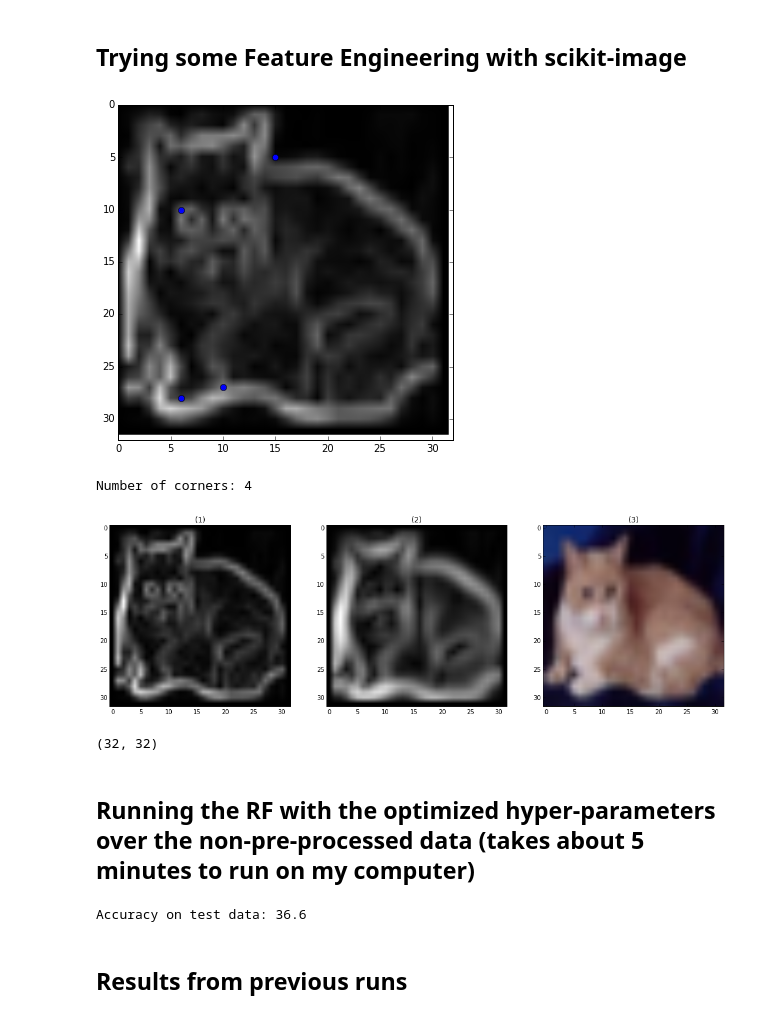
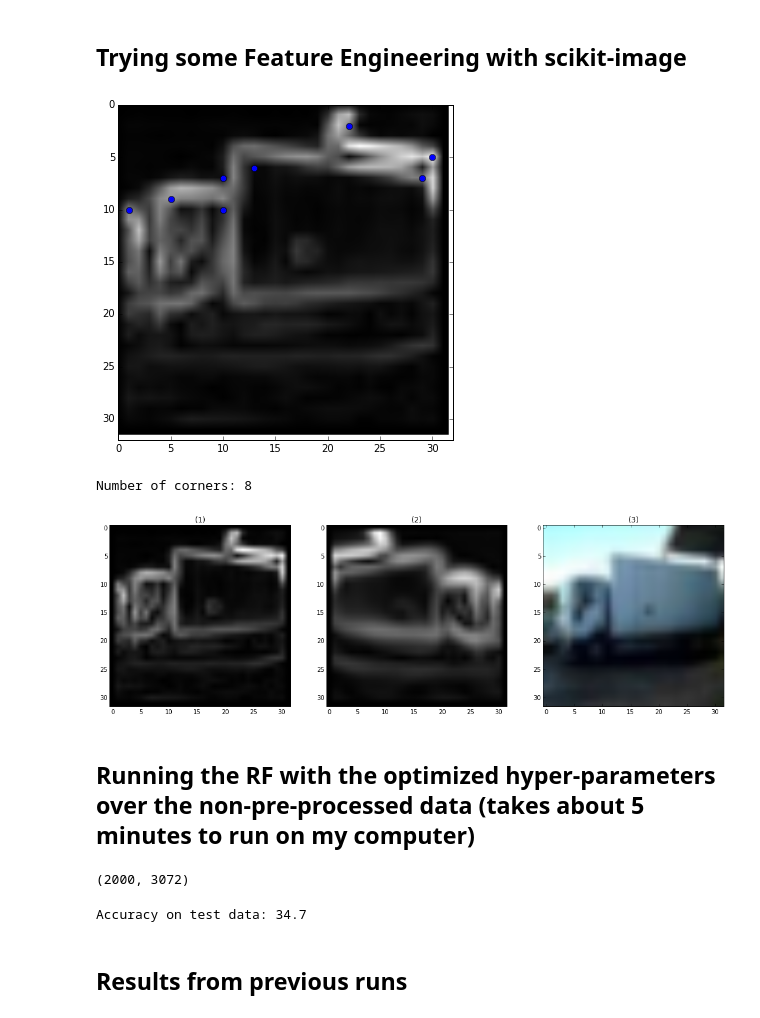
Before and after one commit to Erin-Boehmer/MIDS_tinytags, a Jupyter notebook: feature_engineering.ipynb, the cells around one changed output. Saved outputs shown, nothing was run; the diff lists cells and outputs as text; code cells hidden in the pictures.

Commit message:
Tried image rotation

```diff
--- a/feature_engineering.ipynb
+++ b/feature_engineering.ipynb
@@ -115,38 +115,37 @@ def show_images(images,titles=None):
 # %%
 from skimage.feature import corner_harris,corner_peaks
 from skimage.color import rgb2gray
 from skimage.filters import gaussian_filter
 from skimage.filters import roberts, sobel, scharr
 
 # More pyplot!
 def show_corners(corners,image,title=None):
     """Display a list of corners overlapping an image"""
     fig = plt.figure()
     plt.imshow(image)
     # Convert coordinates to x and y lists
     y_corner,x_corner = zip(*corners)
     plt.plot(x_corner,y_corner,'o') # Plot corners
     if title:
         plt.title(title)
     plt.xlim(0,image.shape[1])
     plt.ylim(image.shape[0],0) # Images use weird axes
     fig.set_size_inches(np.array(fig.get_size_inches()) * 1.5)
     plt.show()
     print "Number of corners:",len(corners)
 
-target = rgb_train_data[14]
+target = rgb_train_data[990]
 edge_sobel = sobel(gaussian_filter(rgb2gray(target), sigma=1))
 edge_roberts = roberts(rgb2gray(target))
 
 # Run Harris
-target_corners = corner_peaks(corner_harris(edge_roberts),min_distance=2)
+target_corners = corner_peaks(corner_harris(edge_roberts),min_distance=1)
 show_corners(target_corners,edge_roberts)
-show_images(images=[edge_roberts, edge_sobel, target])
+show_images(images=[edge_roberts, np.fliplr(edge_sobel), target])
 # %% [output]
-[figure, old version]
+[figure, new version]
-Number of corners: 4
+Number of corners: 8
-[figure, old version]
+[figure, new version]
-(32, 32)
 # %% [markdown]
 ## Running the RF with the optimized hyper-parameters over the non-pre-processed data (takes about 5 minutes to run on my computer)
 # %%
@@ -155,8 +154,12 @@ Number of corners: 4
 #sobel_test = np.array([np.ravel(sobel(rgb2gray(img))) for img in rgb_test_data])
 
 #try applying roberts edge detection
-roberts_train = np.array([np.ravel(roberts(rgb2gray(img))) for img in rgb_train_data])
-roberts_test = np.array([np.ravel(roberts(rgb2gray(img))) for img in rgb_test_data])
+#roberts_train = np.array([np.ravel(roberts(rgb2gray(img))) for img in rgb_train_data])
+#roberts_test = np.array([np.ravel(roberts(rgb2gray(img))) for img in rgb_test_data])
+
+#try 180 deg rotation
+rotate_train = np.array([np.ravel(np.fliplr(img)) for img in rgb_train_data])
+rotate_test = np.array([np.ravel(np.fliplr(img)) for img in rgb_test_data])
 
 # add number of corners
 #corners_train = np.array([[corner_peaks(corner_harris(sobel(rgb2gray(img))),min_distance=2).shape[0] for img in rgb_train_data]])
@@ -165,20 +168,28 @@ roberts_test = np.array([np.ravel(roberts(rgb2gray(img))) for img in rgb_test_da
 #train = np.concatenate((sobel_train, corners_train.T), axis=1)
 #test = np.concatenate((sobel_test, corners_test.T), axis=1)
 
-train = np.hstack((all_train_data, roberts_train))
-test = np.hstack((all_test_data, roberts_test))
+#train = np.hstack((all_train_data, roberts_train))
+#test = np.hstack((all_test_data, roberts_test))
+
+train_subset = np.concatenate((all_train_data[:1000,:], rotate_train[:1000,:]))
+test_subset = np.concatenate((all_test_data[:800,:], rotate_test[:800,:]))
+train_labels_subset = np.concatenate((all_train_labels[:1000], all_train_labels[:1000]))
+test_labels_subset =  np.concatenate((all_test_labels[:800], all_test_labels[:800]))
+
+print train_subset.shape
+#train_subset = train[:1000,:]
+#train_labels_subset = all_train_labels[:1000]
+#test_subset = test[:800,:]
+#test_labels_subset = all_test_labels[:800]
+# %% [output]
+(2000, 3072)
 # %%
-train_subset = all_train_data[:1000,:]
-train_labels_subset = all_train_labels[:1000]
-test_subset = all_test_data[:800,:]
-test_labels_subset = all_test_labels[:800]
-
 #Here is the random forest run with they ideal hyperparameters (obtained from a 'grid search' cross-validation)
 new_rf2 = RandomForestClassifier(n_estimators=500, min_samples_leaf=1, min_samples_split=2)
 new_rf2.fit(train_subset, train_labels_subset)
 print 'Accuracy on test data:', round(new_rf2.score(test_subset, test_labels_subset), 3) * 100
 # %% [output]
-Accuracy on test data: 36.6
+Accuracy on test data: 34.7
 # %% [markdown]
 ## Results from previous runs
 # %% [markdown]
```
Also changed, not shown: parts of 1 cell of this notebook.
